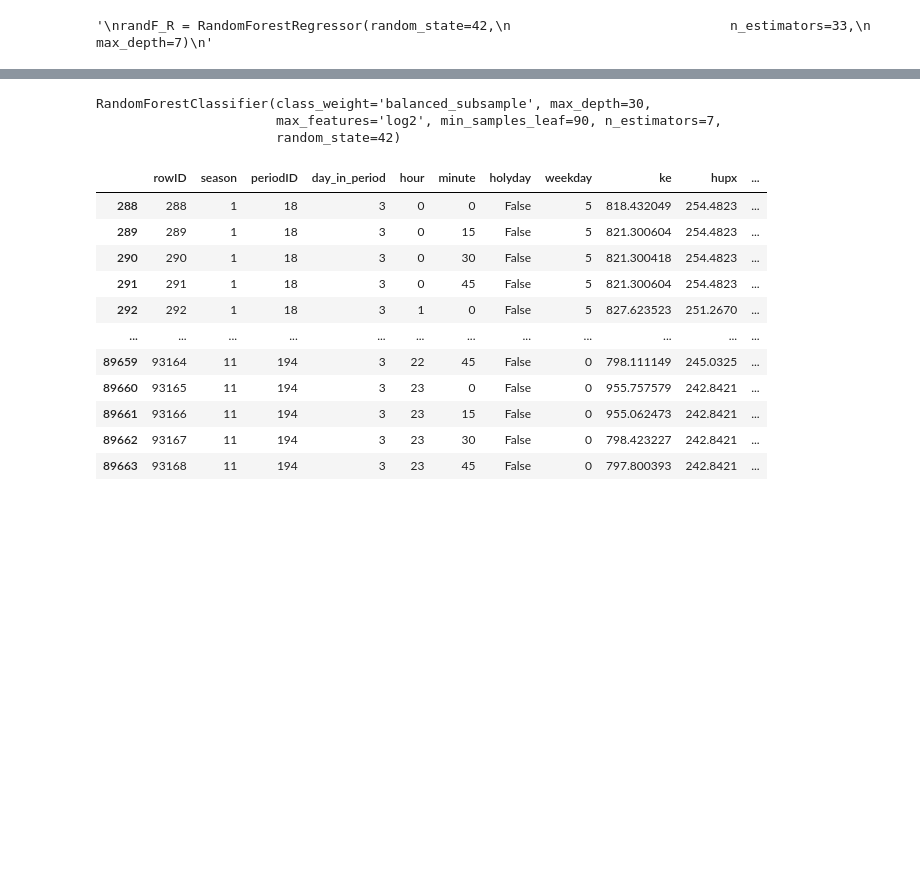
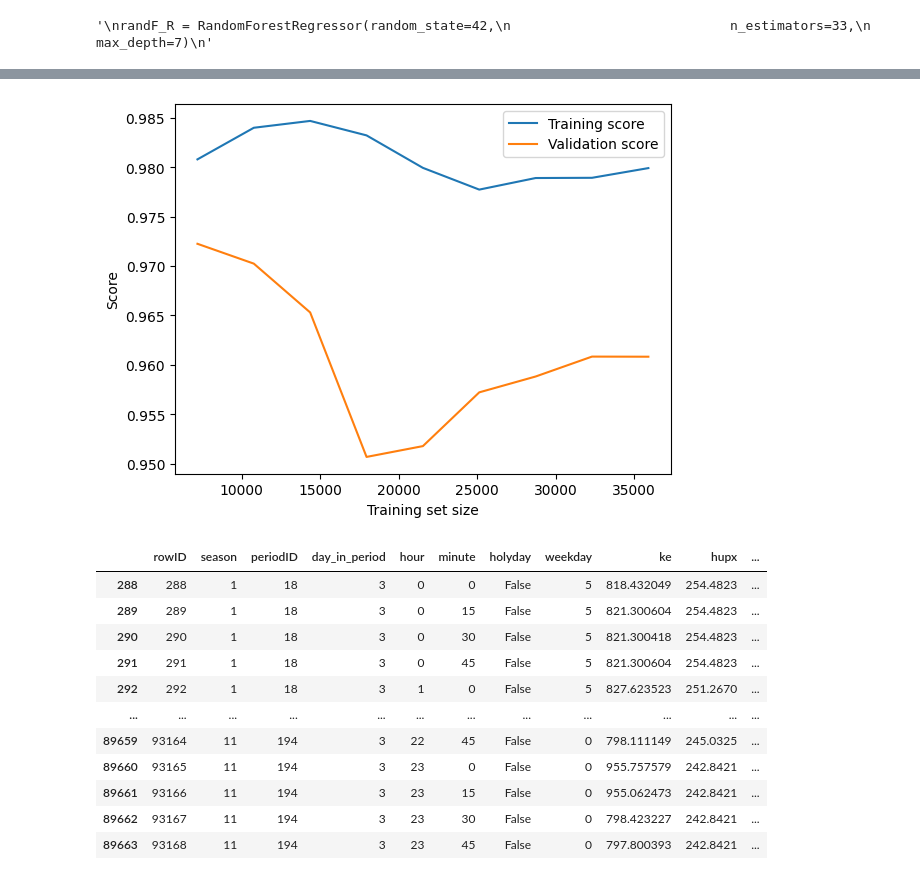
Before and after one commit to LaszloAbrok/BME-TMIT-DataScience-Competition-2024, a Jupyter notebook: optuna_hpo.ipynb, the cells around one changed output, grey strips where cells are left out. Drawn from its saved outputs; the diff is of its cells as text; code cells hidden in the pictures; blank space fills up the shorter version.

```diff
--- a/optuna_hpo.ipynb
+++ b/optuna_hpo.ipynb
@@ -247,10 +245,35 @@ Best hyperparameters: {'n_estimators': 7, 'max_depth': 30, 'min_samples_leaf': 9
-# %%
-best_rf_hpo = RandomForestClassifier(random_state=42, **study.best_params)
-best_rf_hpo.fit(train_df[input_variables], train_df['target_flag'])
-# %% [output]
-RandomForestClassifier(class_weight='balanced_subsample', max_depth=30,
-                       max_features='log2', min_samples_leaf=90, n_estimators=7,
-                       random_state=42)
+# %%
+# best_rf_hpo = RandomForestClassifier(random_state=42, **study.best_params)
+# best_rf_hpo.fit(train_df[input_variables], train_df['target_flag'])
+
+# Plotting the learning curve
+best_rf_hpo = RandomForestClassifier(n_estimators=33,
+                                              max_depth=2,
+                                              min_samples_leaf=2,
+                                              ccp_alpha=5e-15,
+                                              min_impurity_decrease=7e-2,
+                                              class_weight = 'balanced',
+                                              random_state=42)
+
+train_sizes, train_scores, val_scores = learning_curve(
+    best_rf_hpo,
+    train_df[input_variables],
+    train_df['target_flag'],
+    cv=3,
+    scoring='roc_auc',
+    n_jobs=-1,
+    train_sizes=np.linspace(0.1, 1.0, 10)
+)
+
+plt.figure()
+plt.plot(train_sizes, train_scores.mean(axis=1), label='Training score')
+plt.plot(train_sizes, val_scores.mean(axis=1), label='Validation score')
+plt.xlabel('Training set size')
+plt.ylabel('Score')
+plt.legend()
+plt.show()
+# %% [output]
+[figure, added]
 # %%
 # optuna.visualization.plot_param_importances(study)
 # optuna.visualization.plot_optimization_history(study).show()
```
Also changed, not shown: parts of 7 cells of this notebook, 3 other files.
